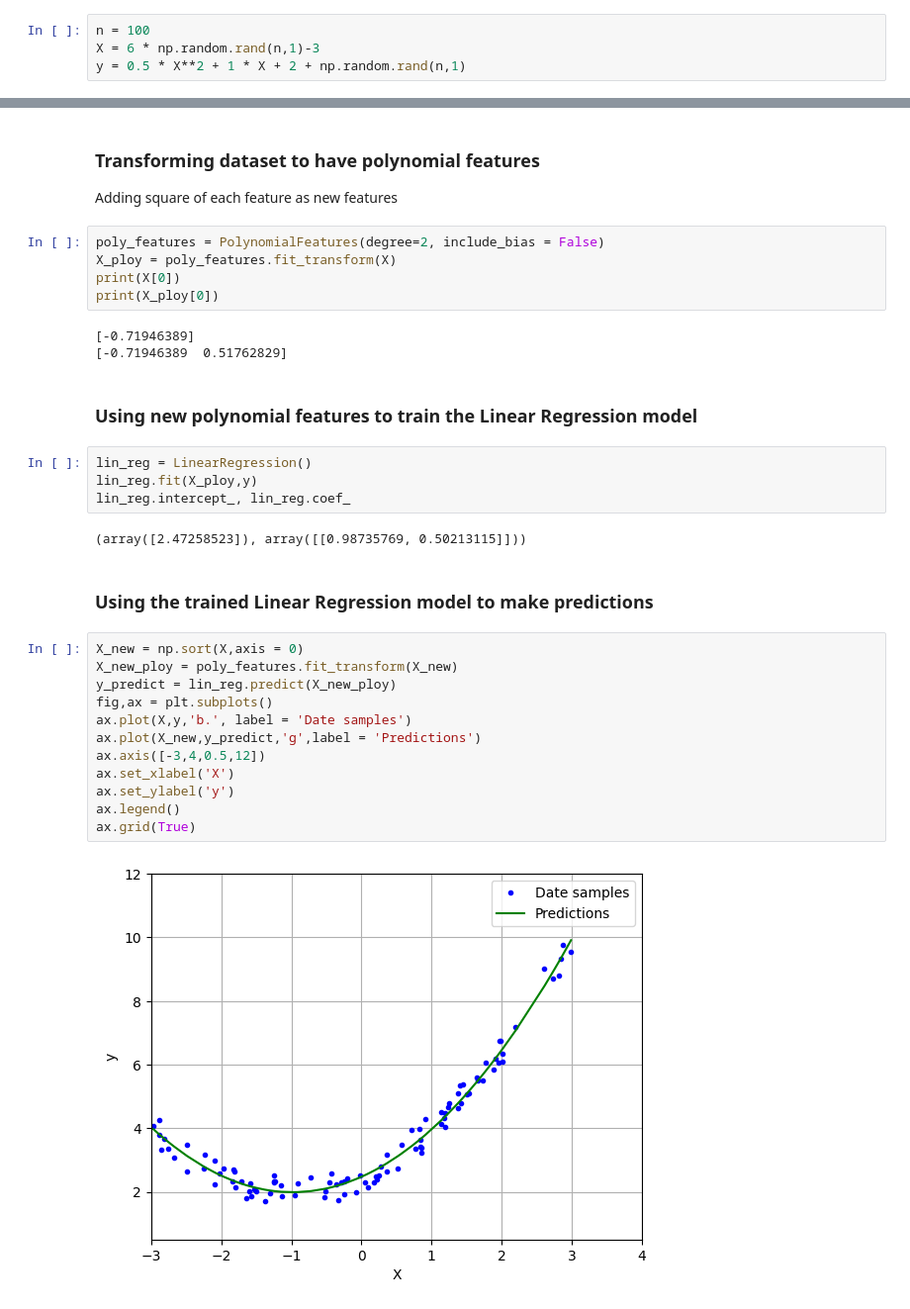
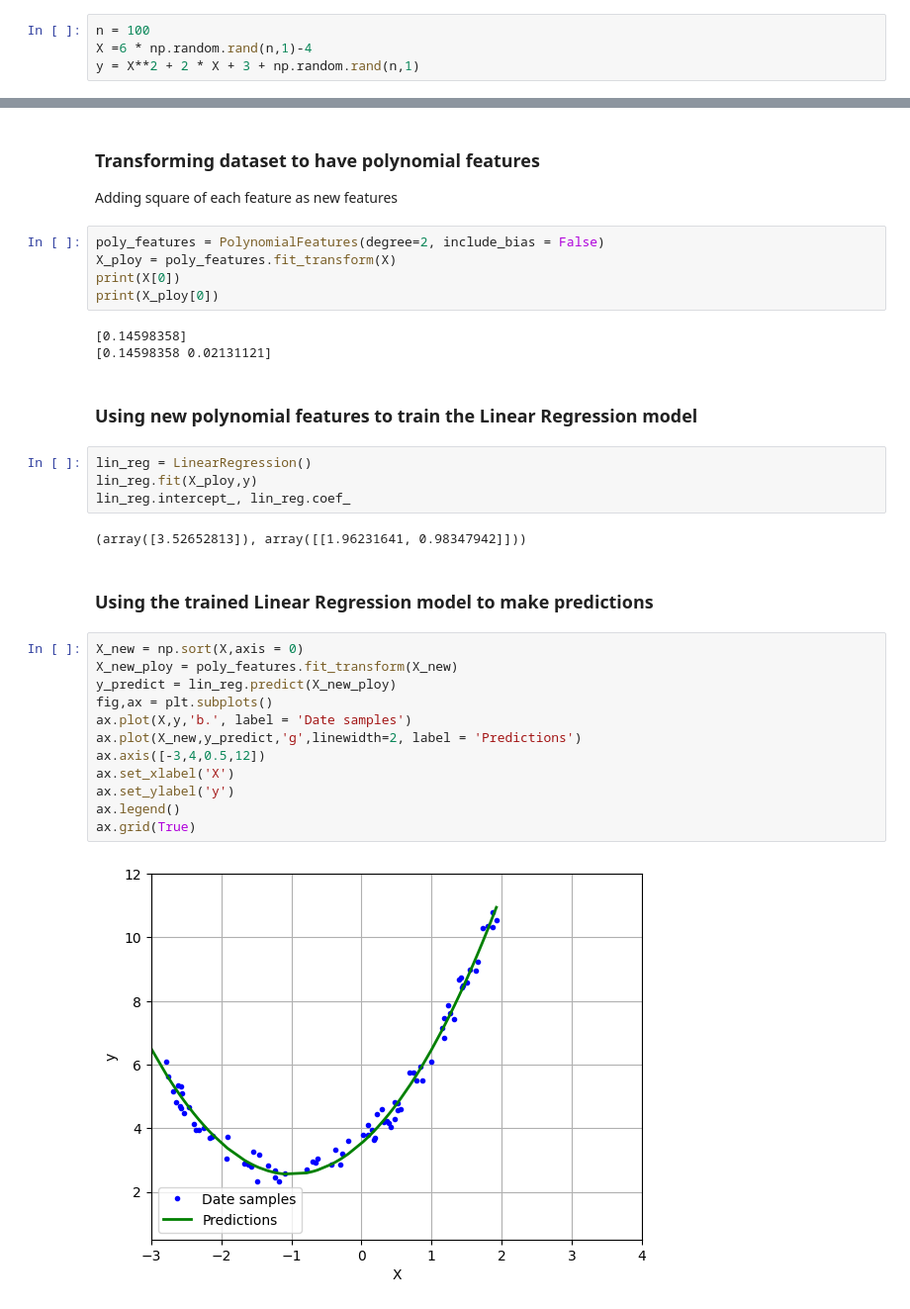
Before and after one commit to LiLuo086/ML-Models, a Jupyter notebook: polynomial-regression-in-scikit-learn.ipynb, the cells around one changed output, grey strips where cells are left out. Shown at 99% size. Cells and saved outputs as stored; diff of their text form.

```diff
--- a/polynomial-regression-in-scikit-learn.ipynb
+++ b/polynomial-regression-in-scikit-learn.ipynb
@@ -11,8 +11,8 @@ from sklearn.preprocessing import PolynomialFeatures
 ### Generating non-linear dataset based on 2-degree polynomial
 # %%
 n = 100
-X = 6 * np.random.rand(n,1)-3
-y = 0.5 * X**2 + 1 * X + 2 + np.random.rand(n,1)
+X =6 * np.random.rand(n,1)-4
+y = X**2 + 2 * X + 3 + np.random.rand(n,1)
 # %% [markdown]
 ### Plotting the dataset
 # %%
@@ -33,8 +33,8 @@ X_ploy = poly_features.fit_transform(X)
 print(X[0])
 print(X_ploy[0])
 # %% [output]
-[-0.71946389]
-[-0.71946389  0.51762829]
+[0.14598358]
+[0.14598358 0.02131121]
 # %% [markdown]
 ### Using new polynomial features to train the Linear Regression model
 # %%
@@ -42,20 +42,20 @@ lin_reg = LinearRegression()
 lin_reg.fit(X_ploy,y)
 lin_reg.intercept_, lin_reg.coef_
 # %% [output]
-(array([2.47258523]), array([[0.98735769, 0.50213115]]))
+(array([3.52652813]), array([[1.96231641, 0.98347942]]))
 # %% [markdown]
 ### Using the trained Linear Regression model to make predictions
 # %%
 X_new = np.sort(X,axis = 0)
 X_new_ploy = poly_features.fit_transform(X_new)
 y_predict = lin_reg.predict(X_new_ploy)
 fig,ax = plt.subplots()
 ax.plot(X,y,'b.', label = 'Date samples')
-ax.plot(X_new,y_predict,'g',label = 'Predictions')
+ax.plot(X_new,y_predict,'g',linewidth=2, label = 'Predictions')
 ax.axis([-3,4,0.5,12])
 ax.set_xlabel('X')
 ax.set_ylabel('y')
 ax.legend()
 ax.grid(True)
 # %% [output]
-[figure, old version]
+[figure, new version]
```
Also changed, not shown: parts of 1 cell of this notebook.
